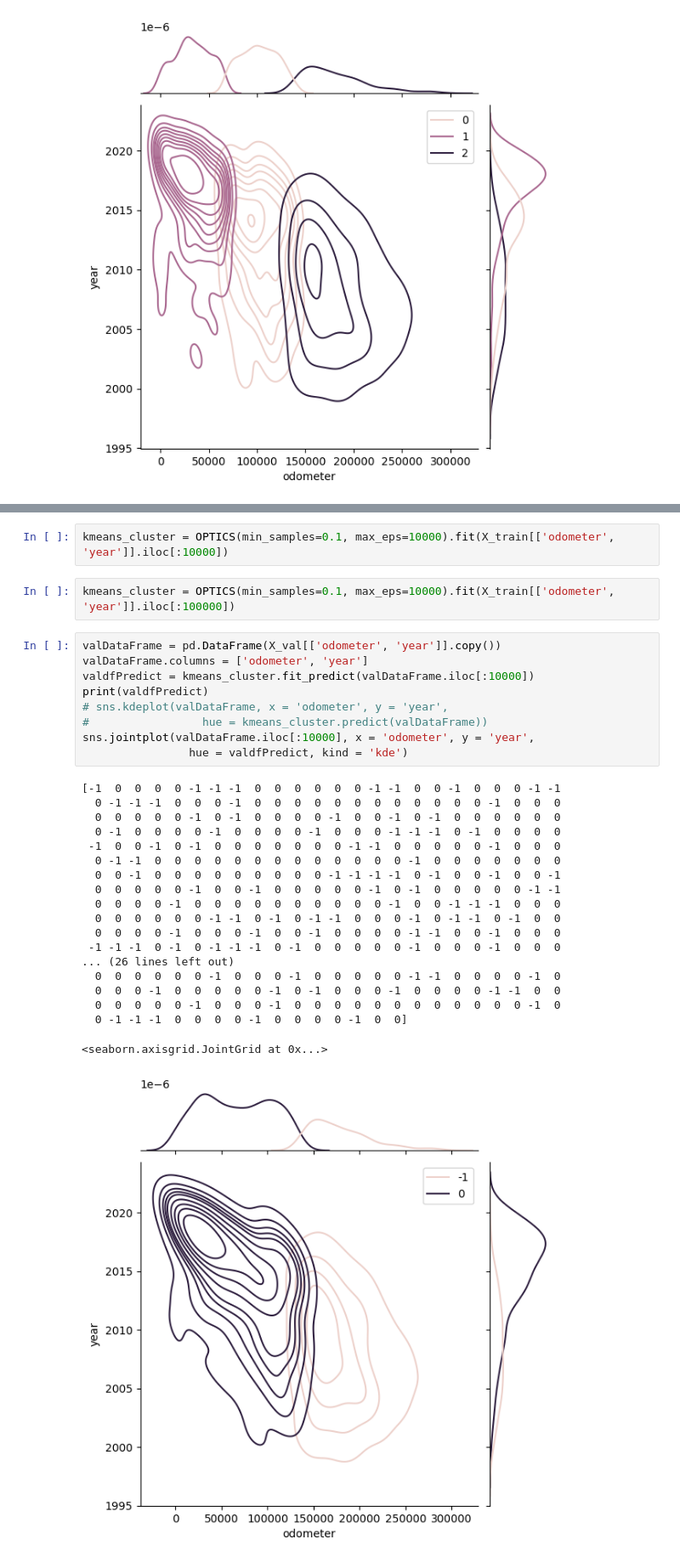
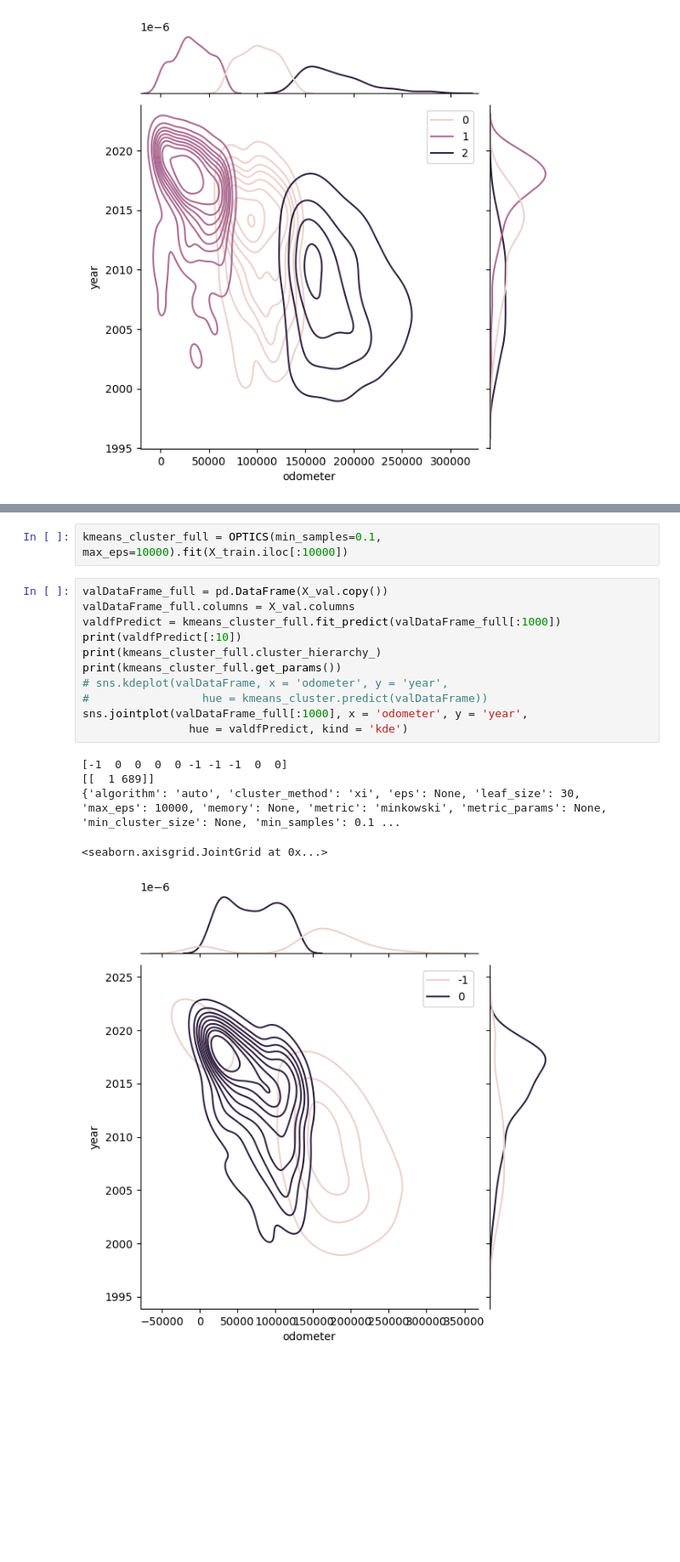
Before and after one commit to luckylluck2/sdp_cars, a Jupyter notebook: clustering.ipynb, the cells around one changed output, grey strips where cells are left out. Shown: that part at 85% size. Saved outputs shown, nothing was run; the diff lists cells and outputs as text; blank space fills up the shorter version.

```diff
--- a/clustering.ipynb
+++ b/clustering.ipynb
@@ -55,33 +76,19 @@ kmeans_cluster = OPTICS(min_samples=0.1, max_eps=10000).fit(X_train[['odometer',
 # %%
-kmeans_cluster = OPTICS(min_samples=0.1, max_eps=10000).fit(X_train[['odometer', 'year']].iloc[:10000])
+kmeans_cluster_full = OPTICS(min_samples=0.1, max_eps=10000).fit(X_train.iloc[:10000])
-# %%
-kmeans_cluster = OPTICS(min_samples=0.1, max_eps=10000).fit(X_train[['odometer', 'year']].iloc[:100000])
 # %%
-valDataFrame = pd.DataFrame(X_val[['odometer', 'year']].copy())
-valDataFrame.columns = ['odometer', 'year']
-valdfPredict = kmeans_cluster.fit_predict(valDataFrame.iloc[:10000])
-print(valdfPredict)
+valDataFrame_full = pd.DataFrame(X_val.copy())
+valDataFrame_full.columns = X_val.columns
+valdfPredict = kmeans_cluster_full.fit_predict(valDataFrame_full[:1000])
+print(valdfPredict[:10])
+print(kmeans_cluster_full.cluster_hierarchy_)
+print(kmeans_cluster_full.get_params())
 # sns.kdeplot(valDataFrame, x = 'odometer', y = 'year',
 #                 hue = kmeans_cluster.predict(valDataFrame))
-sns.jointplot(valDataFrame.iloc[:10000], x = 'odometer', y = 'year',
+sns.jointplot(valDataFrame_full[:1000], x = 'odometer', y = 'year',
                 hue = valdfPredict, kind = 'kde')
 # %% [output]
-[-1  0  0  0  0 -1 -1 -1  0  0  0  0  0  0 -1 -1  0  0 -1  0  0  0 -1 -1
-  0 -1 -1 -1  0  0  0 -1  0  0  0  0  0  0  0  0  0  0  0  0 -1  0  0  0
-  0  0  0  0  0 -1  0 -1  0  0  0  0 -1  0  0 -1  0 -1  0  0  0  0  0  0
-  0 -1  0  0  0  0 -1  0  0  0  0 -1  0  0  0 -1 -1 -1  0 -1  0  0  0  0
- -1  0  0 -1  0 -1  0  0  0  0  0  0  0 -1 -1  0  0  0  0  0 -1  0  0  0
-  0 -1 -1  0  0  0  0  0  0  0  0  0  0  0  0  0 -1  0  0  0  0  0  0  0
-  0  0 -1  0  0  0  0  0  0  0  0  0 -1 -1 -1 -1  0 -1  0  0 -1  0  0 -1
-  0  0  0  0  0 -1  0  0 -1  0  0  0  0  0 -1  0 -1  0  0  0  0  0 -1 -1
-  0  0  0  0 -1  0  0  0  0  0  0  0  0  0  0 -1  0  0 -1 -1 -1  0  0  0
-  0  0  0  0  0  0 -1 -1  0 -1  0 -1 -1  0  0  0 -1  0 -1 -1  0 -1  0  0
-  0  0  0  0 -1  0  0  0 -1  0  0 -1  0  0  0  0 -1 -1  0  0 -1  0  0  0
- -1 -1 -1  0 -1  0 -1 -1 -1  0 -1  0  0  0  0  0 -1  0  0  0 -1  0  0  0
-... (26 lines left out)
-  0  0  0  0  0  0 -1  0  0  0 -1  0  0  0  0  0 -1 -1  0  0  0  0 -1  0
-  0  0  0 -1  0  0  0  0  0 -1  0 -1  0  0  0 -1  0  0  0  0 -1 -1  0  0
-  0  0  0  0  0 -1  0  0  0 -1  0  0  0  0  0  0  0  0  0  0  0  0 -1  0
-  0 -1 -1 -1  0  0  0  0 -1  0  0  0  0 -1  0  0]
+[-1  0  0  0  0 -1 -1 -1  0  0]
+[[  1 689]]
+{'algorithm': 'auto', 'cluster_method': 'xi', 'eps': None, 'leaf_size': 30, 'max_eps': 10000, 'memory': None, 'metric': 'minkowski', 'metric_params': None, 'min_cluster_size': None, 'min_samples': 0.1 ...
 <seaborn.axisgrid.JointGrid at 0x...>
-[figure, old version]
+[figure, new version]
```
Also changed, not shown: parts of 5 cells of this notebook.
